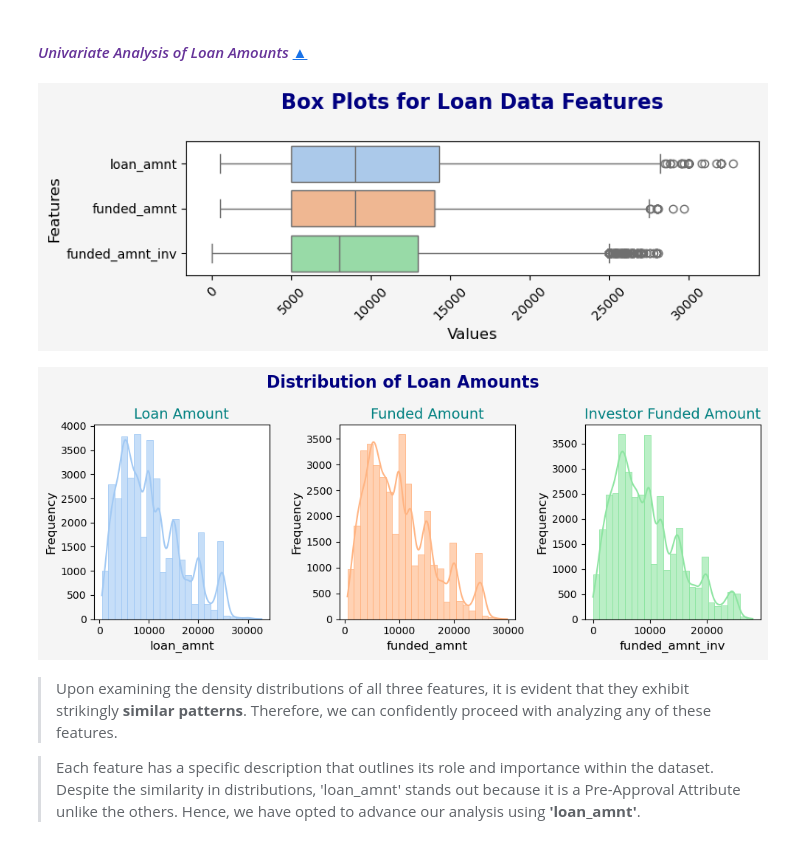
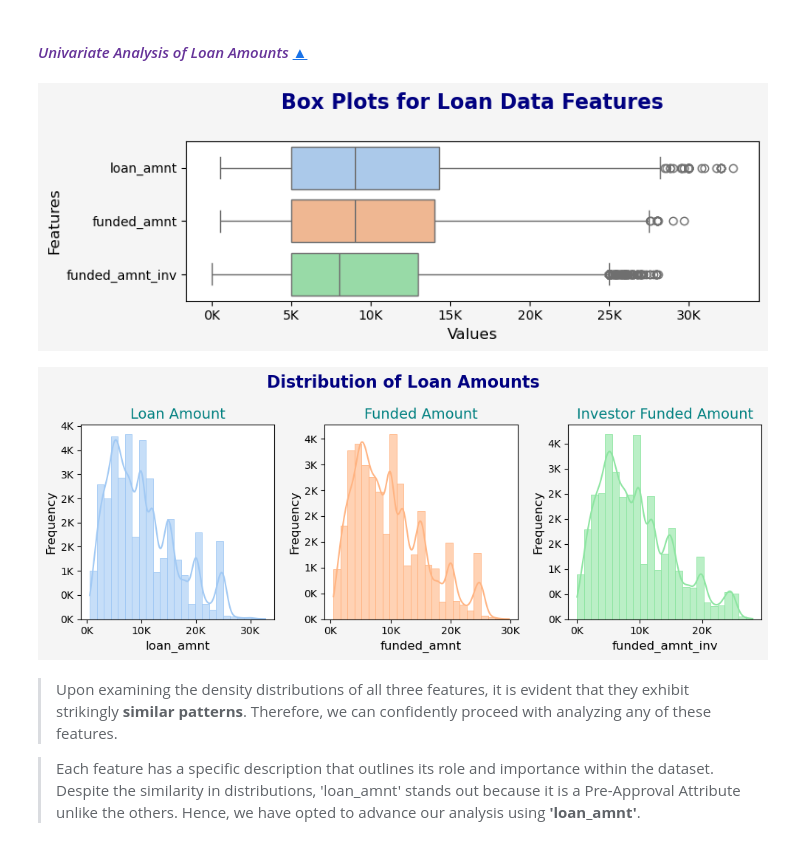
Before and after one commit to svenkatlata/Lending_Club_Case_Study, a Jupyter notebook: Lending_Club_Case_Study_EDA.ipynb, the cells around one changed output. Drawn from its saved outputs; the diff is of its cells as text; code cells hidden in the pictures.

```diff
--- a/Lending_Club_Case_Study_EDA.ipynb
+++ b/Lending_Club_Case_Study_EDA.ipynb
@@ -1077,20 +1077,28 @@ loan = loan_no_outliers
 # %%
 columns_of_interest = ['loan_amnt', 'funded_amnt', 'funded_amnt_inv']
 # %%
+# Formatter to reduce number of zeros on the y-axis
+def thousands_formatter(x, pos):
+    return '%1.0fK' % (x * 1e-3)
+
 # Create a box plot for each column
 plt.figure(figsize=(8, 3), facecolor='whitesmoke')
 sns.boxplot(data=loan[columns_of_interest], orient='h', palette='pastel')  # Using seaborn for better aesthetics
 plt.title('Box Plots for Loan Data Features\n', fontsize=16, fontweight='bold', color='navy')
 plt.xlabel('Values', fontsize=12)
 plt.ylabel('Features', fontsize=12)
-plt.xticks(rotation=45)
+plt.gca().xaxis.set_major_formatter(FuncFormatter(thousands_formatter)) ## error
 plt.grid(False)  # Remove gridlines
 
 plt.tight_layout()
 plt.show()
 # %% [output]
-[figure, old version]
+[figure, new version]
 # %%
+# Formatter to reduce number of zeros on the y-axis
+def thousands_formatter(x, pos):
+    return '%1.0fK' % (x * 1e-3)
+
 # Set up the figure and axes
 fig, axes = plt.subplots(1, 3, figsize=(10, 4))
 
@@ -1112,6 +1120,8 @@ for ax, col, title, color in zip(axes.flatten(), columns_of_interest, titles, co
     ax.set_ylabel('Frequency', fontsize=12)
     ax.tick_params(axis='both', which='major', labelsize=10)
     ax.grid(False)  # Turn off gridlines
+    ax.xaxis.set_major_formatter(FuncFormatter(thousands_formatter))
+    ax.yaxis.set_major_formatter(FuncFormatter(thousands_formatter))
 
     # Darken KDE line color
     kde_color = sns.dark_palette(color, n_colors=1, reverse=True)[0]  # Get the darkest shade from the palette
@@ -1121,7 +1131,7 @@ for ax, col, title, color in zip(axes.flatten(), columns_of_interest, titles, co
 plt.tight_layout()
 plt.show()
 # %% [output]
-[figure, old version]
+[figure, new version]
 # %% [markdown]
 > Upon examining the density distributions of all three features, it is evident that they exhibit strikingly **similar patterns**. Therefore, we can confidently proceed with analyzing any of these features.
 
```
Also changed, not shown: parts of 11 cells of this notebook.
